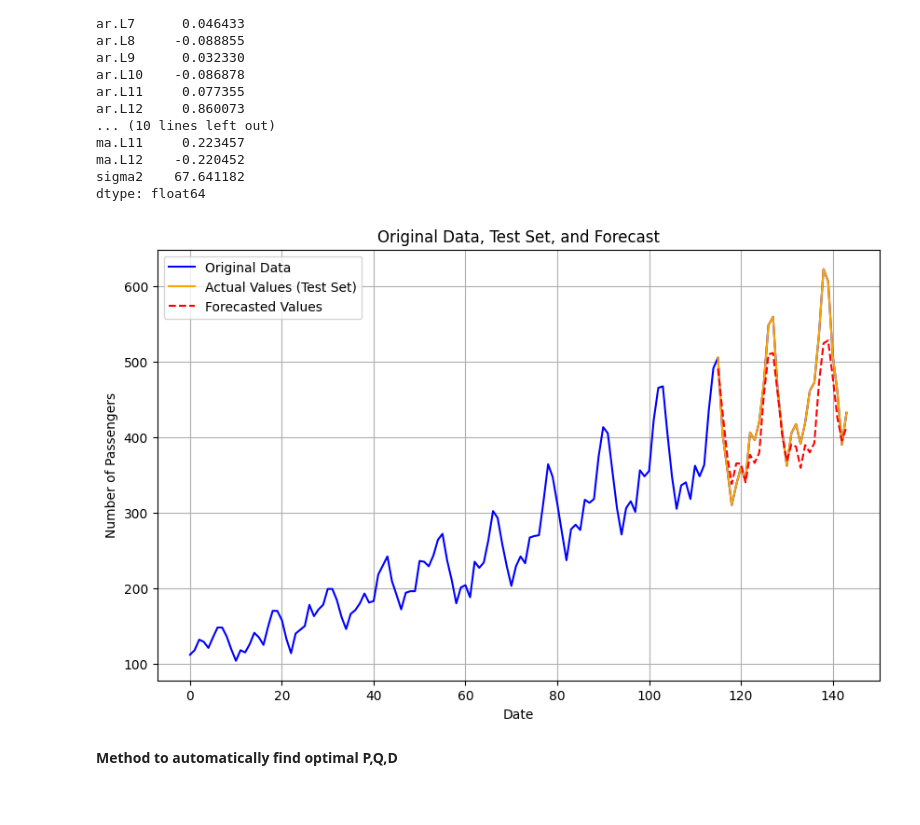
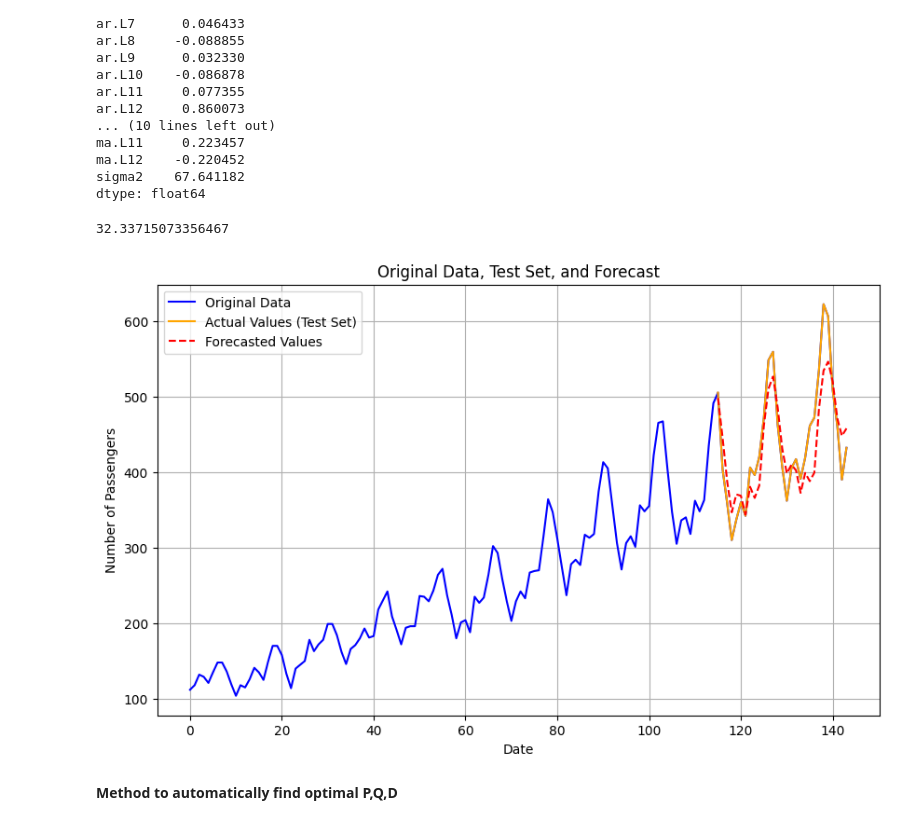
Before and after one commit to Chebil-Ilef/Time-Series-Forecasting, a Jupyter notebook: statistical_models.ipynb, the cells around one changed output. Cells and saved outputs as stored; diff of their text form; code cells hidden in the pictures.

```diff
--- a/statistical_models.ipynb
+++ b/statistical_models.ipynb
@@ -29,6 +12,5 @@ dtype: float64
 # %%
-data= pd.read_csv('./datasets/passenger.csv')
-del data['Month']
+data= pd.read_csv('./datasets/passenger.csv', parse_dates=['Month'],index_col='Month')
 #split data into train and test
 train= data[:int(0.8*(len(data)))]
 test= data[int(0.8*(len(data))):]
@@ -65,29 +55,36 @@ dtype: float64
 # predict the values
 predicted=arima_test.forecast(steps=len(test))
 real_values= data['Passengers'][int(0.8*(len(data))):]
+# %%
+# Mean Absolute Percentage Error
+mape=mean_absolute_error(real_values,predicted)
+print(mape)
+# %% [output]
+32.33715073356467
 # %%
-forecast_index = data['Passengers'].index[len(train):len(train)+len(test)+1]  # Adjust if the steps exceed 20 months
+data= pd.read_csv('./datasets/passenger.csv')
+forecast_index = data['Month'].index[len(train):len(train)+len(test)+1]  # Adjust if the steps exceed 20 months
 forecast_values = predicted
 
 # Plot the original data
 plt.figure(figsize=(10, 6))
 plt.plot(data.index, data["Passengers"], label="Original Data", color="blue")
 
 # Plot the actual test data
 plt.plot(test.index, test.values, label="Actual Values (Test Set)", color="orange")
 
 # Plot the forecasted values
 plt.plot(forecast_index, forecast_values, label="Forecasted Values", color="red", linestyle="dashed")
 
 # Add title, legend, and labels
 plt.title("Original Data, Test Set, and Forecast")
 plt.xlabel("Date")
 plt.ylabel("Number of Passengers")
 plt.legend()
 plt.grid()
 plt.show()
 # %% [output]
-[figure, old version]
+[figure, new version]
 # %% [markdown]
 **Method to automatically find optimal P,Q,D**
 # %%
```
Also changed, not shown: parts of 15 cells of this notebook, 1 other file.
